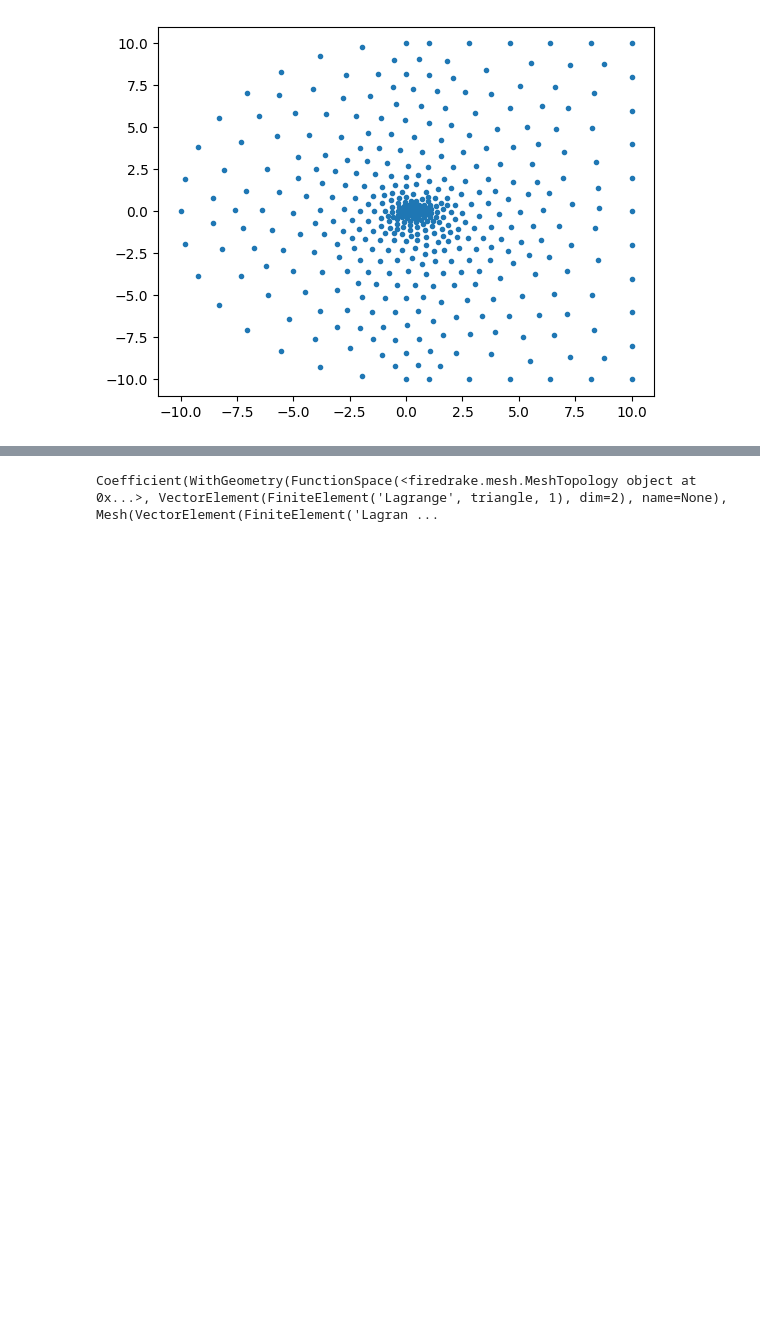
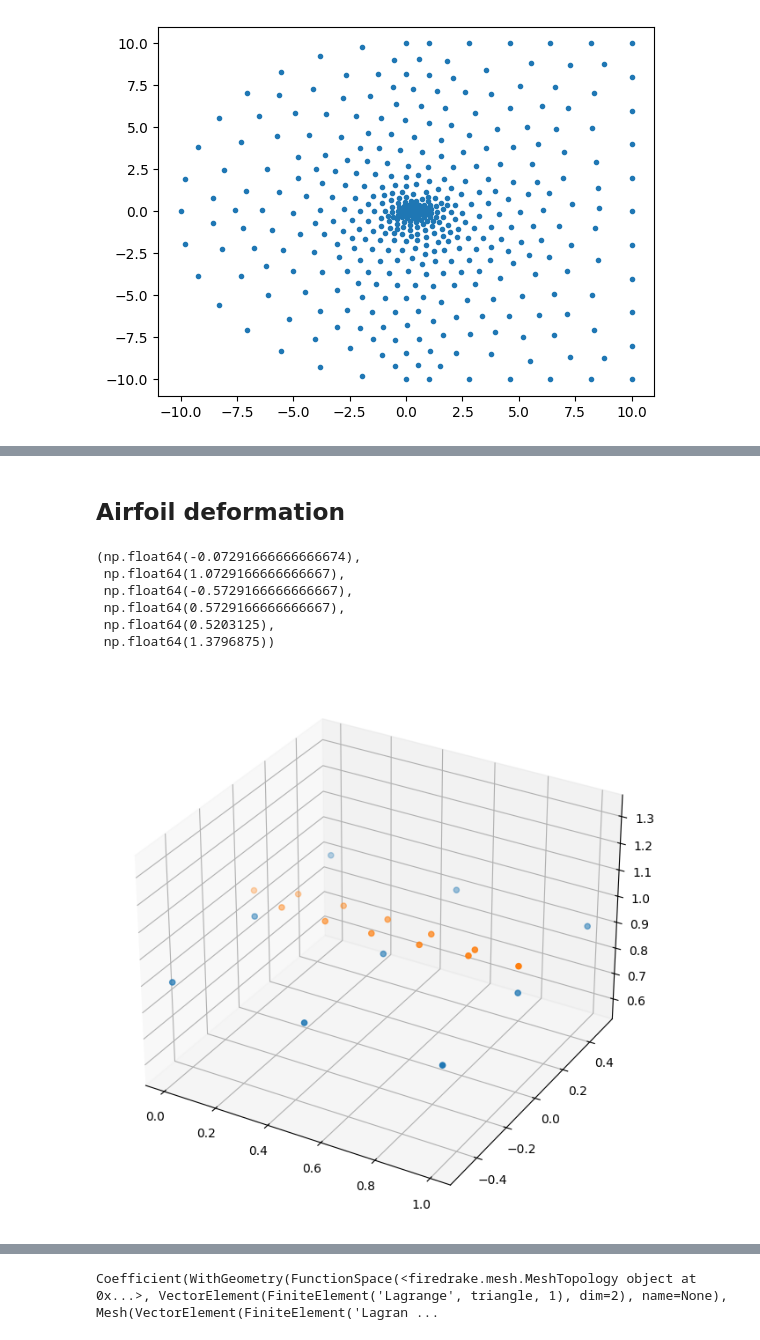
Before and after one commit to gupo33/ProgettoNAPDE, a Jupyter notebook: Progetto Napde.ipynb, the cells around one changed output, grey strips where cells are left out. Drawn from its saved outputs; the diff is of its cells as text; code cells hidden in the pictures; blank space fills up the shorter version.

```diff
--- a/Progetto Napde.ipynb
+++ b/Progetto Napde.ipynb
@@ -492,0 +476,2 @@ ffd.array_mu_y[1, 1, 1] = 0.3
+# %% [markdown]
+## Airfoil deformation
@@ -492,0 +485,13 @@ ffd.array_mu_y[1, 1, 1] = 0.3
+# %%
+ax = plt.figure(figsize=(8,8)).add_subplot(111, projection='3d')
+ax.scatter(*ffd.control_points().T)
+ax.scatter(obstacle[:,0],obstacle[:,1],obstacle[:,2])
+ax.axis('equal')
+# %% [output]
+(np.float64(-0.07291666666666674),
+ np.float64(1.0729166666666667),
+ np.float64(-0.5729166666666667),
+ np.float64(0.5729166666666667),
+ np.float64(0.5203125),
+ np.float64(1.3796875))
+[figure, added]
```
Also changed, not shown: parts of 23 cells of this notebook, 3 other files.
